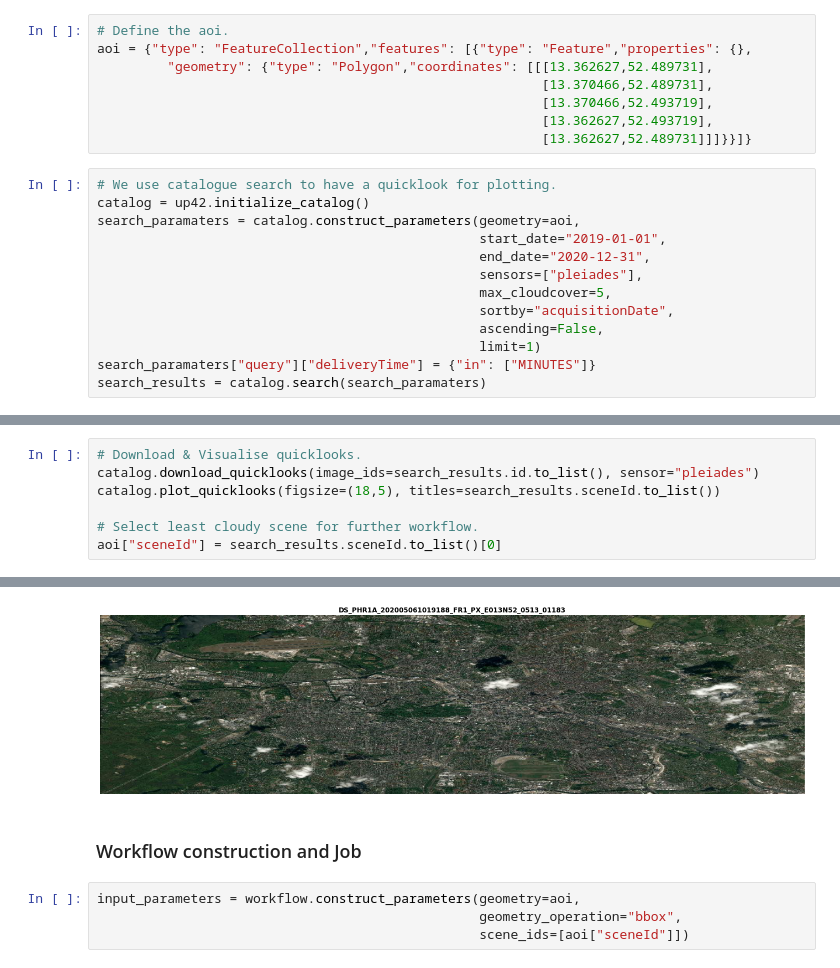
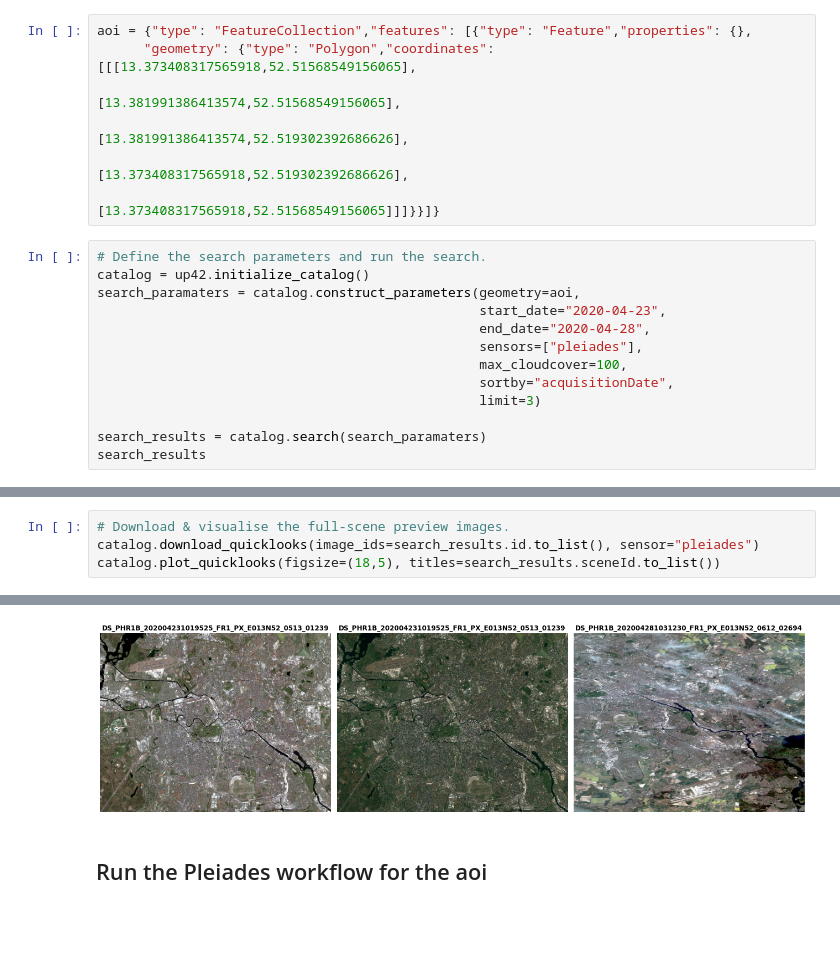
Before and after one commit to up42/up42-py, a Jupyter notebook: examples/data-block-examples/pleiades-download-example.ipynb, the cells around one changed output, grey strips where cells are left out. Drawn from its saved outputs; the diff is of its cells as text; blank space fills up the shorter version.

Commit message:
update pleiades example to pleiades-display(download), automatic plotting

```diff
--- a/examples/data-block-examples/pleiades-download-example.ipynb
+++ b/examples/data-block-examples/pleiades-download-example.ipynb
@@ -30,22 +16,21 @@ workflow.add_workflow_tasks(input_tasks)
 # %%
-# Define the aoi.
 aoi = {"type": "FeatureCollection","features": [{"type": "Feature","properties": {},
-         "geometry": {"type": "Polygon","coordinates": [[[13.362627,52.489731],
-                                                         [13.370466,52.489731],
-                                                         [13.370466,52.493719],
-                                                         [13.362627,52.493719],
-                                                         [13.362627,52.489731]]]}}]}
+      "geometry": {"type": "Polygon","coordinates": [[[13.373408317565918,52.51568549156065],
+                                                      [13.381991386413574,52.51568549156065],
+                                                      [13.381991386413574,52.519302392686626],
+                                                      [13.373408317565918,52.519302392686626],
+                                                      [13.373408317565918,52.51568549156065]]]}}]}
 # %%
-# We use catalogue search to have a quicklook for plotting.
+# Define the search parameters and run the search.
 catalog = up42.initialize_catalog()
 search_paramaters = catalog.construct_parameters(geometry=aoi,
-                                                 start_date="2019-01-01",
-                                                 end_date="2020-12-31",
+                                                 start_date="2020-04-23",
+                                                 end_date="2020-04-28",
                                                  sensors=["pleiades"],
-                                                 max_cloudcover=5,
+                                                 max_cloudcover=100,
                                                  sortby="acquisitionDate",
-                                                 ascending=False,
-                                                 limit=1)
-search_paramaters["query"]["deliveryTime"] = {"in": ["MINUTES"]}
+                                                 limit=3)
+
 search_results = catalog.search(search_paramaters)
+search_results
 # %% [output]
@@ -76,8 +43,5 @@ search_results
 # %%
-# Download & Visualise quicklooks.
+# Download & visualise the full-scene preview images.
 catalog.download_quicklooks(image_ids=search_results.id.to_list(), sensor="pleiades")
 catalog.plot_quicklooks(figsize=(18,5), titles=search_results.sceneId.to_list())
-
-# Select least cloudy scene for further workflow.
-aoi["sceneId"] = search_results.sceneId.to_list()[0]
 # %% [output]
@@ -86,7 +50,3 @@ aoi["sceneId"] = search_results.sceneId.to_list()[0]
-[figure, old version]
+[figure, new version]
-# %% [markdown]
-### Workflow construction and Job
-# %%
-input_parameters = workflow.construct_parameters(geometry=aoi,
-                                                 geometry_operation="bbox",
-                                                 scene_ids=[aoi["sceneId"]])
+# %% [markdown]
+## Run the Pleiades workflow for the aoi
```
Also changed, not shown: parts of 22 cells of this notebook.
